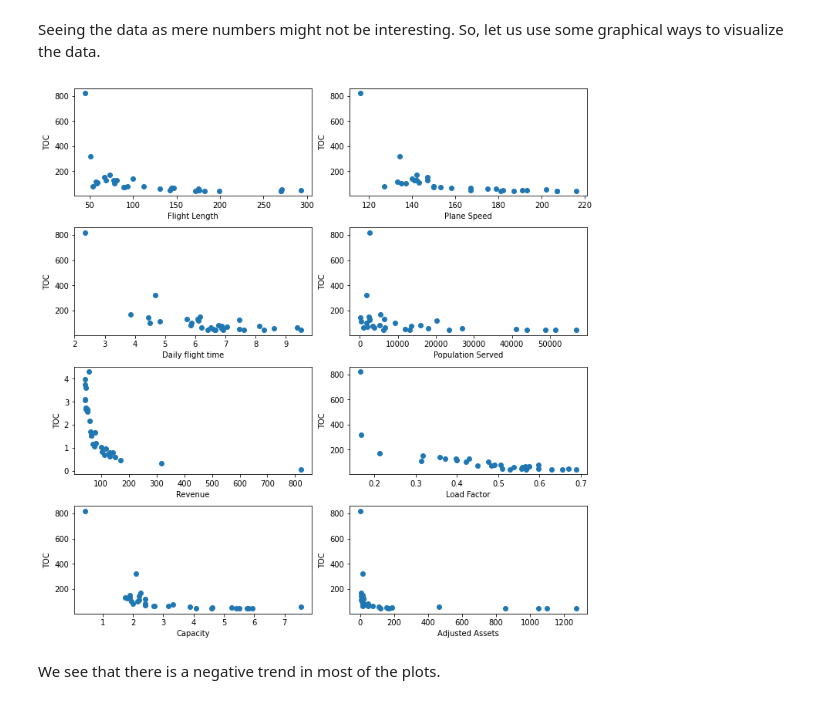
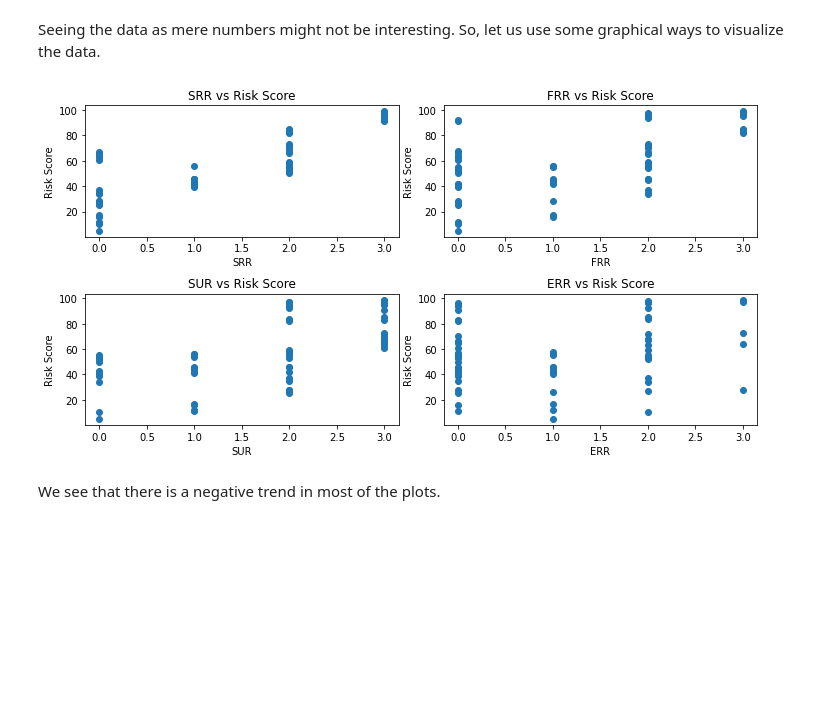
Before and after one commit to arvind-maurya/MachineLearning, a Jupyter notebook: Linear-Regression/CEP_Linear_Regression_High_Dimensions.ipynb, the cells around one changed output. Saved outputs shown, nothing was run; the diff lists cells and outputs as text; code cells hidden in the pictures; blank space fills up the shorter version.

```diff
--- a/Linear-Regression/CEP_Linear_Regression_High_Dimensions.ipynb
+++ b/Linear-Regression/CEP_Linear_Regression_High_Dimensions.ipynb
@@ -20,8 +24,8 @@ The data set we will consider represents airline costs for different airline com
 #Let us explore the data and the description
 
 #Get the data from the web
-airline_costs_data = pd.read_csv('https://raw.githubusercontent.com/balamurugan-palaniappan-CEP/AIML_CEP_2021/main/data/airline_costs.txt', delim_whitespace=True, index_col=False, header=None)
+bridges_data = pd.read_csv('http://users.stat.ufl.edu/~winner/data/bridge_risk.dat', delim_whitespace=True, index_col=False, header=None)
 
 #print the first few rows of the data
-airline_costs_data.head()
+bridges_data.head()
 # %% [output]
@@ -97,0 +85,6 @@ airline_costs_data.head()
+# %%
+bridges_data.columns = ['Bridge ID', 'SRR', 'FRR','SUR', 'ERR','Risk Score']
+
+
+#check by printing the data again
+bridges_data.head()
@@ -99,12 +113,12 @@ airline_costs_data.head()
 Let us move the TOC column as the second column, just after the Airline company name.
 # %%
 # shift column 'TOC' to second position
-TOC_column = airline_costs_data.pop('TOC') #collect the contents of TOC  column into a temporary object
+RiskScore_column = bridges_data.pop('Risk Score') #collect the contents of TOC  column into a temporary object
 
 # insert column into the dataframe using insert(position,column_name,
 # column_contents) function
-airline_costs_data.insert(1, 'TOC', TOC_column) #Insert as second column, so position is 1
+bridges_data.insert(1, 'Risk Score', RiskScore_column) #Insert as second column, so position is 1
 
-print("After shifting TOC column to second position")
-airline_costs_data.head()
+print("After shifting Risk Score column to second position")
+bridges_data.head()
 # %% [output]
@@ -135,66 +141,41 @@ After dropping Total Assets and Funds columns
 # %% [markdown]
 Seeing the data as mere numbers might not be interesting. So, let us use some graphical ways to visualize the data.
 # %%
-#We will plot multiple scatter plots of TOC vs other attributes
+#We will plot multiple scatter plots of Risk Score vs other attributes
 fig = plt.figure(figsize=(10, 10))
 
 fig.constrained_layout=True
 
 ax11 = fig.add_subplot(421)
 ax12 = fig.add_subplot(422)
 ax21 = fig.add_subplot(423)
 ax22 = fig.add_subplot(424)
 
-ax31 = fig.add_subplot(425)
-ax32 = fig.add_subplot(426)
-ax41 = fig.add_subplot(427)
-ax42 = fig.add_subplot(428)
-
-ax11.scatter(airline_costs_data['Flight Length'],airline_costs_data['TOC'])
-#ax11.set_title('TOC vs Flight Length')
-ax11.set_xlabel('Flight Length')
-ax11.set_ylabel('TOC')
+ax11.scatter(bridges_data['SRR'],bridges_data['Risk Score'])
+ax11.set_title('SRR vs Risk Score')
+ax11.set_xlabel('SRR')
+ax11.set_ylabel('Risk Score')
 
 
-ax12.scatter(airline_costs_data['Plane Speed'],airline_costs_data['TOC'])
-#ax12.set_title('TOC vs Plane Speed')
-ax12.set_xlabel('Plane Speed')
-ax12.set_ylabel('TOC')
+ax12.scatter(bridges_data['FRR'],bridges_data['Risk Score'])
+ax12.set_title('FRR vs Risk Score')
+ax12.set_xlabel('FRR')
+ax12.set_ylabel('Risk Score')
 
-ax21.scatter(airline_costs_data['Daily flight time per plane'],airline_costs_data['TOC'])
-#ax13.set_title('TOC vs Daily flight time')
-ax21.set_xlabel('Daily flight time')
-ax21.set_ylabel('TOC')
+ax21.scatter(bridges_data['SUR'],bridges_data['Risk Score'])
+ax21.set_title('SUR vs Risk Score')
+ax21.set_xlabel('SUR')
+ax21.set_ylabel('Risk Score')
 
-ax22.scatter(airline_costs_data['Population Served'],airline_costs_data['TOC'])
-#ax14.set_title('TOC vs Population Served')
-ax22.set_xlabel('Population Served')
-ax22.set_ylabel('TOC')
-
-ax31.scatter(airline_costs_data['TOC'],airline_costs_data['Revenue'])
-#ax21.set_title('TOC vs Revenue')
-ax31.set_xlabel('Revenue')
-ax31.set_ylabel('TOC')
-
-ax32.scatter(airline_costs_data['Load Factor'],airline_costs_data['TOC'])
-#ax22.set_title('TOC vs Load Factor')
-ax32.set_xlabel('Load Factor')
-ax32.set_ylabel('TOC')
-
-ax41.scatter(airline_costs_data['Capacity'],airline_costs_data['TOC'])
-#ax23.set_title('TOC vs Capacity')
-ax41.set_xlabel('Capacity')
-ax41.set_ylabel('TOC')
-
-ax42.scatter(airline_costs_data['Adjusted Assets'],airline_costs_data['TOC'])
-#ax24.set_title('TOC vs Adjusted Assets')
-ax42.set_xlabel('Adjusted Assets')
-ax42.set_ylabel('TOC')
+ax22.scatter(bridges_data['ERR'],bridges_data['Risk Score'])
+ax22.set_title('ERR vs Risk Score')
+ax22.set_xlabel('ERR')
+ax22.set_ylabel('Risk Score')
 
 plt.tight_layout(pad=0.4, w_pad=0.5, h_pad=1.0)
 plt.show()
 # %% [output]
-[figure, old version]
+[figure, new version]
 # %% [markdown]
 We see that there is a negative trend in most of the plots.
 # %% [markdown]
```
Also changed, not shown: parts of 21 cells of this notebook.
